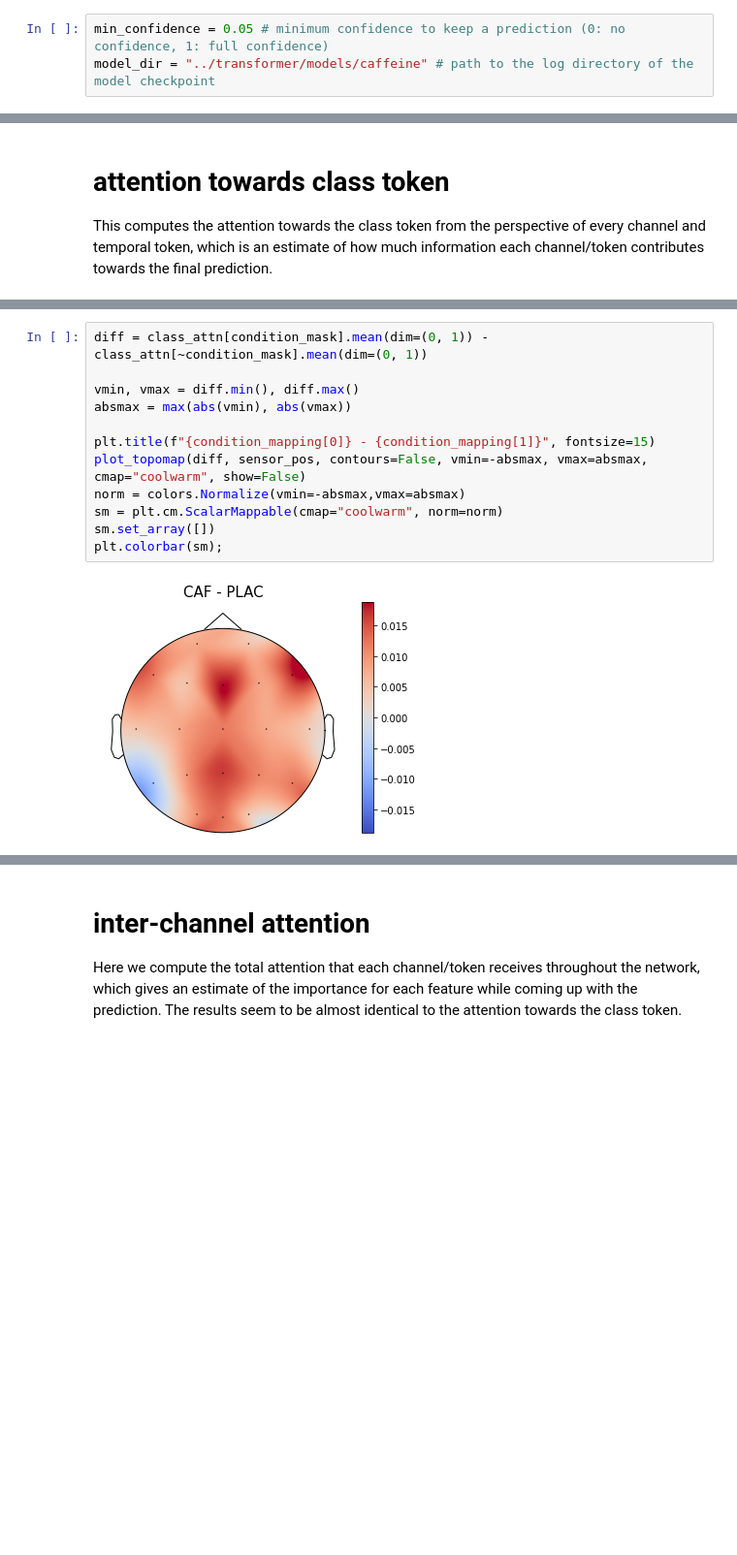
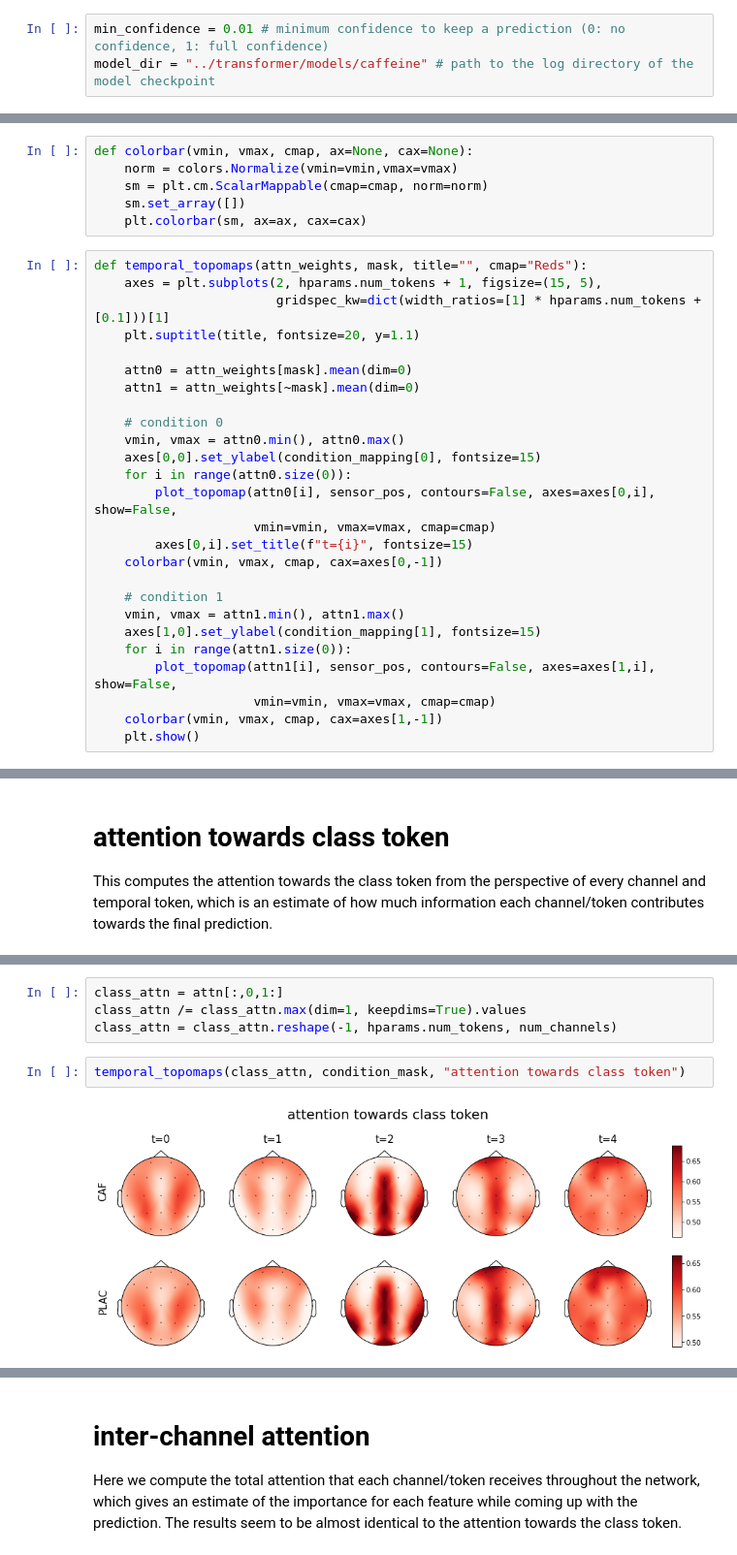
Before and after one commit to PhilippThoelke/caffeine-sleep, a Jupyter notebook: transformer/AttentionFigures.ipynb, the cells around one changed output, grey strips where cells are left out. Shown at 97% size. Cells and saved outputs as stored; diff of their text form; blank space fills up the shorter version.

```diff
--- a/transformer/AttentionFigures.ipynb
+++ b/transformer/AttentionFigures.ipynb
@@ -27,7 +15,7 @@ mlab.init_notebook("x3d", 800, 600)
 # %% [output]
 Notebook initialized with x3d backend.
 # %%
-min_confidence = 0.05 # minimum confidence to keep a prediction (0: no confidence, 1: full confidence)
+min_confidence = 0.01 # minimum confidence to keep a prediction (0: no confidence, 1: full confidence)
 model_dir = "../transformer/models/caffeine" # path to the log directory of the model checkpoint
 # %%
 # load extracted attention weights and metadata
@@ -117,0 +118,32 @@ if len(hparams.ignore_channels) > 0:
+# %%
+def colorbar(vmin, vmax, cmap, ax=None, cax=None):
+    norm = colors.Normalize(vmin=vmin,vmax=vmax)
+    sm = plt.cm.ScalarMappable(cmap=cmap, norm=norm)
+    sm.set_array([])
+    plt.colorbar(sm, ax=ax, cax=cax)
+# %%
+def temporal_topomaps(attn_weights, mask, title="", cmap="Reds"):
+    axes = plt.subplots(2, hparams.num_tokens + 1, figsize=(15, 5),
+                        gridspec_kw=dict(width_ratios=[1] * hparams.num_tokens + [0.1]))[1]
+    plt.suptitle(title, fontsize=20, y=1.1)
+
+    attn0 = attn_weights[mask].mean(dim=0)
+    attn1 = attn_weights[~mask].mean(dim=0)
+
+    # condition 0
+    vmin, vmax = attn0.min(), attn0.max()
+    axes[0,0].set_ylabel(condition_mapping[0], fontsize=15)
+    for i in range(attn0.size(0)):
+        plot_topomap(attn0[i], sensor_pos, contours=False, axes=axes[0,i], show=False,
+                     vmin=vmin, vmax=vmax, cmap=cmap)
+        axes[0,i].set_title(f"t={i}", fontsize=15)
+    colorbar(vmin, vmax, cmap, cax=axes[0,-1])
+
+    # condition 1
+    vmin, vmax = attn1.min(), attn1.max()
+    axes[1,0].set_ylabel(condition_mapping[1], fontsize=15)
+    for i in range(attn1.size(0)):
+        plot_topomap(attn1[i], sensor_pos, contours=False, axes=axes[1,i], show=False,
+                     vmin=vmin, vmax=vmax, cmap=cmap)
+    colorbar(vmin, vmax, cmap, cax=axes[1,-1])
+    plt.show()
@@ -164,14 +185,8 @@ plt.show()
-# %%
-diff = class_attn[condition_mask].mean(dim=(0, 1)) - class_attn[~condition_mask].mean(dim=(0, 1))
-
-vmin, vmax = diff.min(), diff.max()
-absmax = max(abs(vmin), abs(vmax))
-
-plt.title(f"{condition_mapping[0]} - {condition_mapping[1]}", fontsize=15)
-plot_topomap(diff, sensor_pos, contours=False, vmin=-absmax, vmax=absmax, cmap="coolwarm", show=False)
-norm = colors.Normalize(vmin=-absmax,vmax=absmax)
-sm = plt.cm.ScalarMappable(cmap="coolwarm", norm=norm)
-sm.set_array([])
-plt.colorbar(sm);
-# %% [output]
-[figure, removed]
+# %%
+class_attn = attn[:,0,1:]
+class_attn /= class_attn.max(dim=1, keepdims=True).values
+class_attn = class_attn.reshape(-1, hparams.num_tokens, num_channels)
+# %%
+temporal_topomaps(class_attn, condition_mask, "attention towards class token")
+# %% [output]
+[figure, added]
```
Also changed, not shown: parts of 17 cells of this notebook.
